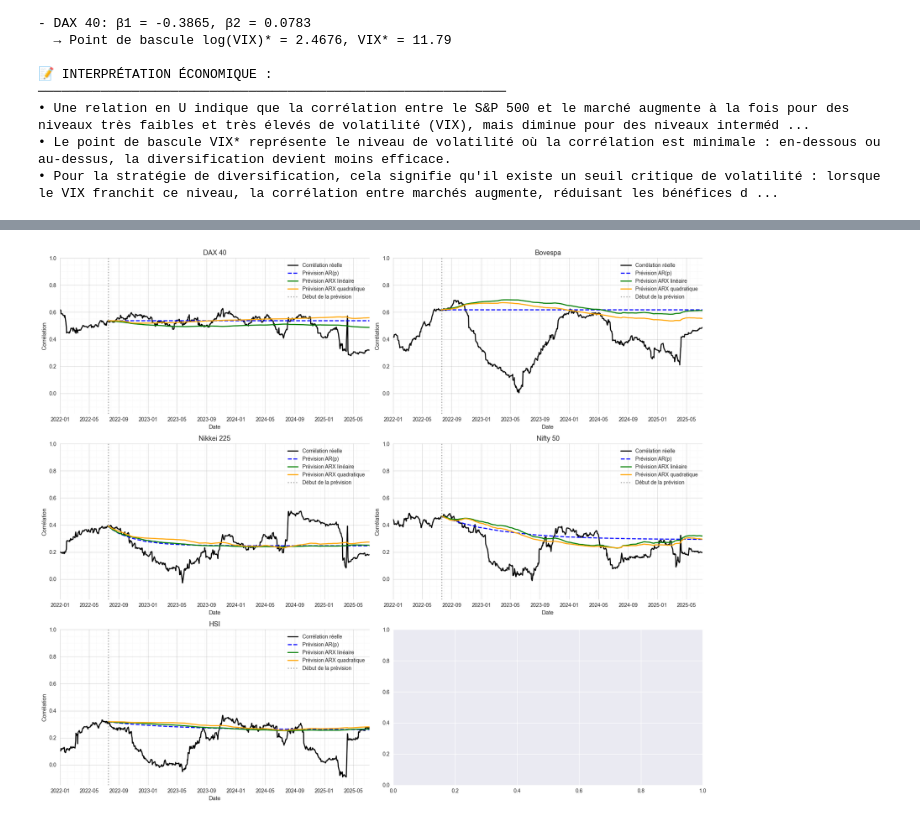
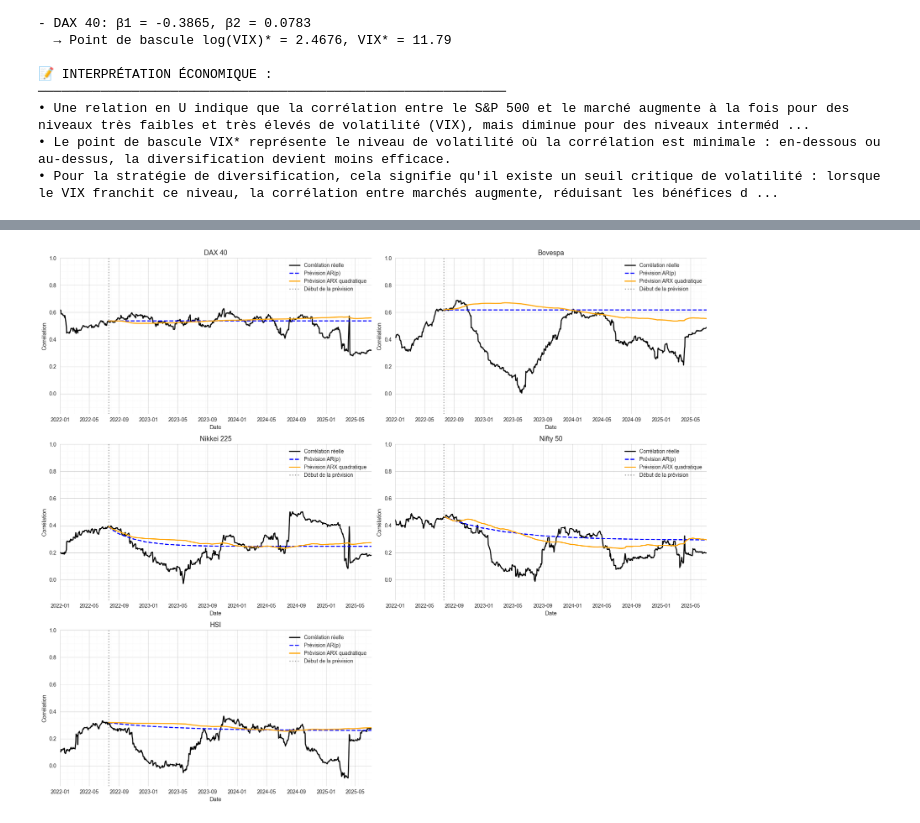
Before and after one commit to jeansimon18/Autre-Test_etude_de_cas, a Jupyter notebook: autre test étude de cas 1.ipynb, the cells around one changed output, grey strips where cells are left out. Saved outputs shown, nothing was run; the diff lists cells and outputs as text; code cells hidden in the pictures.

```diff
--- a/autre test étude de cas 1.ipynb
+++ b/autre test étude de cas 1.ipynb
@@ -1020,5 +1045,5 @@ plt.show()
 # %%
-# 2.4 – Protocole strict ARX (fit unique sur train, buffers indépendants, benchmark naïf, bornage, visuel conforme)
+# 2.4 – Protocole strict ARX (AR(p) et ARX quadratique uniquement, fit unique sur train, buffers indépendants, bornage, visuel conforme)
 import warnings
 from statsmodels.tools.sm_exceptions import ValueWarning
 warnings.filterwarnings("ignore", category=ValueWarning)
@@ -1039,6 +1064,7 @@ specs = {
 }
 
 results = []
+results_coef = []
 predictions = {}
 
 for col, spec in specs.items():
@@ -1097,11 +1123,7 @@ for col, spec in specs.items():
         preds_ar = np.array(preds_level[1:])
         rmse_ar = np.sqrt(mean_squared_error(test, np.clip(preds_ar, -1, 1)))
 
-    # --- Benchmark naïf (y_t = y_{t-1}) ---
-    preds_naive = np.array([train.iloc[-1]] + list(test.values[:-1]))
-    rmse_naive = np.sqrt(mean_squared_error(test, np.clip(preds_naive, -1, 1)))
-
-    # --- ARX linéaire (fit unique sur train, buffer indépendant) ---
+    # --- ARX quadratique uniquement ---
     def make_X(y_series, log_vix_series, log_vix_sq_series, p):
         X = pd.DataFrame({f'y_lag{i+1}': y_series.shift(i+1) for i in range(p)})
         X['log_vix_lag1'] = log_vix_series.shift(1)
@@ -1111,21 +1133,7 @@ for col, spec in specs.items():
         X_train = make_X(train, log_vix_train, log_vix_sq_train, best_p).dropna()
         y_train_fit = train.loc[X_train.index]
         X_test = make_X(pd.concat([train, test]), pd.concat([log_vix_train, log_vix_test]), pd.concat([log_vix_sq_train, log_vix_sq_test]), best_p).iloc[split:].copy()
-        X_train_lin = X_train.drop(columns=['log_vix_sq_lag1'])
-        model_lin = OLS(y_train_fit, add_constant(X_train_lin, has_constant='add')).fit(cov_type='HC3')
         model_quad = OLS(y_train_fit, add_constant(X_train, has_constant='add')).fit(cov_type='HC3')
-        preds_arx_lin = []
-        buffer_lin = list(train.iloc[-best_p:])
-        buffer_vix = list(log_vix_train.iloc[-best_p:])
-        for t in range(len(test)):
-            x_row = pd.DataFrame({
-                **{f'y_lag{i+1}': buffer_lin[-(i+1)] for i in range(best_p)},
-                'log_vix_lag1': log_vix_test.iloc[t-1] if t > 0 else log_vix_train.iloc[-1]
-            }, index=[0])
-            x_row = add_constant(x_row, has_constant='add')
-            pred = model_lin.predict(x_row).item()
-            preds_arx_lin.append(pred)
-            buffer_lin = buffer_lin[1:] + [pred]
         preds_arx_quad = []
         buffer_quad = list(train.iloc[-best_p:])
         for t in range(len(test)):
@@ -1143,23 +1151,7 @@ for col, spec in specs.items():
         X_train = make_X(train_diff, log_vix_train, log_vix_sq_train, best_p).dropna()
         y_train_fit = train_diff.loc[X_train.index]
         X_test = make_X(pd.concat([train, test]).diff().dropna(), pd.concat([log_vix_train, log_vix_test]), pd.concat([log_vix_sq_train, log_vix_sq_test]), best_p).iloc[split:].copy()
-        X_train_lin = X_train.drop(columns=['log_vix_sq_lag1'])
-        model_lin = OLS(y_train_fit, add_constant(X_train_lin, has_constant='add')).fit(cov_type='HC3')
         model_quad = OLS(y_train_fit, add_constant(X_train, has_constant='add')).fit(cov_type='HC3')
-        preds_arx_lin = []
-        buffer_lin = list(train_diff.iloc[-best_p:])
-        last_level_lin = train.iloc[-1]
-        for t in range(len(test)):
-            x_row = pd.DataFrame({
-                **{f'y_lag{i+1}': buffer_lin[-(i+1)] for i in range(best_p)},
-                'log_vix_lag1': log_vix_test.iloc[t-1] if t > 0 else log_vix_train.iloc[-1]
-            }, index=[0])
-            x_row = add_constant(x_row, has_constant='add')
-            pred_diff = model_lin.predict(x_row).item()
-            pred_level = last_level_lin + pred_diff
-            preds_arx_lin.append(pred_level)
-            last_level_lin = pred_level
-            buffer_lin = buffer_lin[1:] + [pred_diff]
         preds_arx_quad = []
         buffer_quad = list(train_diff.iloc[-best_p:])
         last_level_quad = train.iloc[-1]
@@ -1175,51 +1167,53 @@ for col, spec in specs.items():
             preds_arx_quad.append(pred_level)
             last_level_quad = pred_level
             buffer_quad = buffer_quad[1:] + [pred_diff]
-    preds_arx_lin = np.clip(np.array(preds_arx_lin), -1, 1)
     preds_arx_quad = np.clip(np.array(preds_arx_quad), -1, 1)
-    rmse_arx_lin = np.sqrt(mean_squared_error(test, preds_arx_lin))
     rmse_arx_quad = np.sqrt(mean_squared_error(test, preds_arx_quad))
 
-    delta_aic = model_lin.aic - model_quad.aic
-    delta_bic = model_lin.bic - model_quad.bic
-    pval_beta2 = model_quad.pvalues.get('log_vix_sq_lag1', np.nan)
-    beta1 = model_quad.params.get('log_vix_lag1', np.nan)
-    beta2 = model_quad.params.get('log_vix_sq_lag1', np.nan)
-    vix_star = np.exp(-beta1/(2*beta2)) if beta2 > 0 and pval_beta2 < 0.05 else np.nan
+    # Récupérer les coefficients pour le tableau demandé
+    coef = model_quad.params
+    r2_adj = model_quad.rsquared_adj
+    results_coef.append({
+        'Marché': col.replace('Corr_', ''),
+        'Constante': coef.get('const', np.nan),
+        'Corrₜ₋₁': coef.get('y_lag1', np.nan),
+        'log(VIXₜ₋₁)': coef.get('log_vix_lag1', np.nan),
+        '[log(VIXₜ₋₁)]²': coef.get('log_vix_sq_lag1', np.nan),
+        'R² ajusté': r2_adj,
+        'RMSE': rmse_arx_quad
+    })
 
     gain_quad_vs_ar = 100 * (rmse_ar - rmse_arx_quad) / rmse_ar if rmse_ar != 0 else np.nan
-    gain_lin_vs_ar = 100 * (rmse_ar - rmse_arx_lin) / rmse_ar if rmse_ar != 0 else np.nan
+    meilleur_modele = 'ARX quadratique' if rmse_arx_quad < rmse_ar else 'AR(p)'
 
     results.append({
         'Marché': col.replace('Corr_', ''),
-        'RMSE_Naïf': rmse_naive,
-        'RMSE_AR(p)': rmse_ar,
-        'RMSE_ARX_lin': rmse_arx_lin,
-        'RMSE_ARX_quad': rmse_arx_quad,
-        'Gain_lin_vs_AR(%)': gain_lin_vs_ar,
-        'Gain_quad_vs_AR(%)': gain_quad_vs_ar,
-        'pval_beta2': pval_beta2,
-        'ΔAIC': delta_aic,
-        'ΔBIC': delta_bic,
-        'VIX*': vix_star
+        'RMSE – AR': rmse_ar,
+        'RMSE – ARX': rmse_arx_quad,
+        'Gain (%)': gain_quad_vs_ar,
+        'Meilleur modèle': meilleur_modele
     })
     predictions[col] = {
         'dates': test.index,
         'y_true': test.values,
         'y_pred_ar': np.clip(preds_ar, -1, 1),
         'y_pred_quad': preds_arx_quad,
-        'y_pred_lin': preds_arx_lin,
         'full_dates': y.index,
         'full_values': y.values,
         'split_date': test.index[0]
     }
 
-# Tableau récapitulatif
+# Nouveau tableau comparatif demandé
 results_df = pd.DataFrame(results)
-print("\n📋 TABLEAU 2.4 : Comparatif RMSE et robustesse – Naïf, AR(p), ARX (linéaire/quadratique)")
+print("\n📋 TABLEAU 2.4 : Comparatif RMSE – AR(p) vs ARX quadratique")
 print(results_df.to_string(index=False, float_format=lambda x: f"{x:.4f}"))
 
-# 5 graphiques sur une seule image
+# Nouveau tableau des coefficients du modèle ARX quadratique
+coef_df = pd.DataFrame(results_coef)
+print("\n📋 COEFFICIENTS DU MODÈLE ARX QUADRATIQUE")
+print(coef_df.to_string(index=False, float_format=lambda x: f"{x:.4f}"))
+
+# 5 graphiques sur une seule image (affichage 3 lignes x 2 colonnes, dernier graphique masqué)
 fig, axes = plt.subplots(3, 2, figsize=(18, 15))
 axes = axes.flatten()
 for i, col in enumerate(specs.keys()):
@@ -1229,7 +1223,6 @@ for i, col in enumerate(specs.keys()):
     ax.plot(pred['full_dates'], pred['full_values'], label='Corrélation réelle', color='black', linewidth=2)
     # Prévisions sur la période de test
     ax.plot(pred['dates'], pred['y_pred_ar'], label='Prévision AR(p)', color='blue', linestyle='--', linewidth=2)
-    ax.plot(pred['dates'], pred['y_pred_lin'], label='Prévision ARX linéaire', color='green', linestyle='-', linewidth=2)
     ax.plot(pred['dates'], pred['y_pred_quad'], label='Prévision ARX quadratique', color='orange', linestyle='-', linewidth=2)
     # Ligne verticale au début de la prévision
     split_date = pred['split_date']
@@ -1247,6 +1240,9 @@ for i, col in enumerate(specs.keys()):
     ax.set_facecolor('white')
     ax.set_ylim(-0.15, 1.0)
     ax.set_xlim(pd.Timestamp('2022-01-01'), pred['full_dates'][-1])
+# Masquer le dernier graphique vide si specs < 6
+for j in range(len(specs), len(axes)):
+    axes[j].axis('off')
 plt.tight_layout()
 plt.show()
 # %% [output]
@@ -1260 +1264 @@ Nikkei 225     0.0188      0.1219        0.1251         0.1301            -2.654
-[figure, old version]
+[figure, new version]
```
Also changed, not shown: parts of 5 cells of this notebook.
